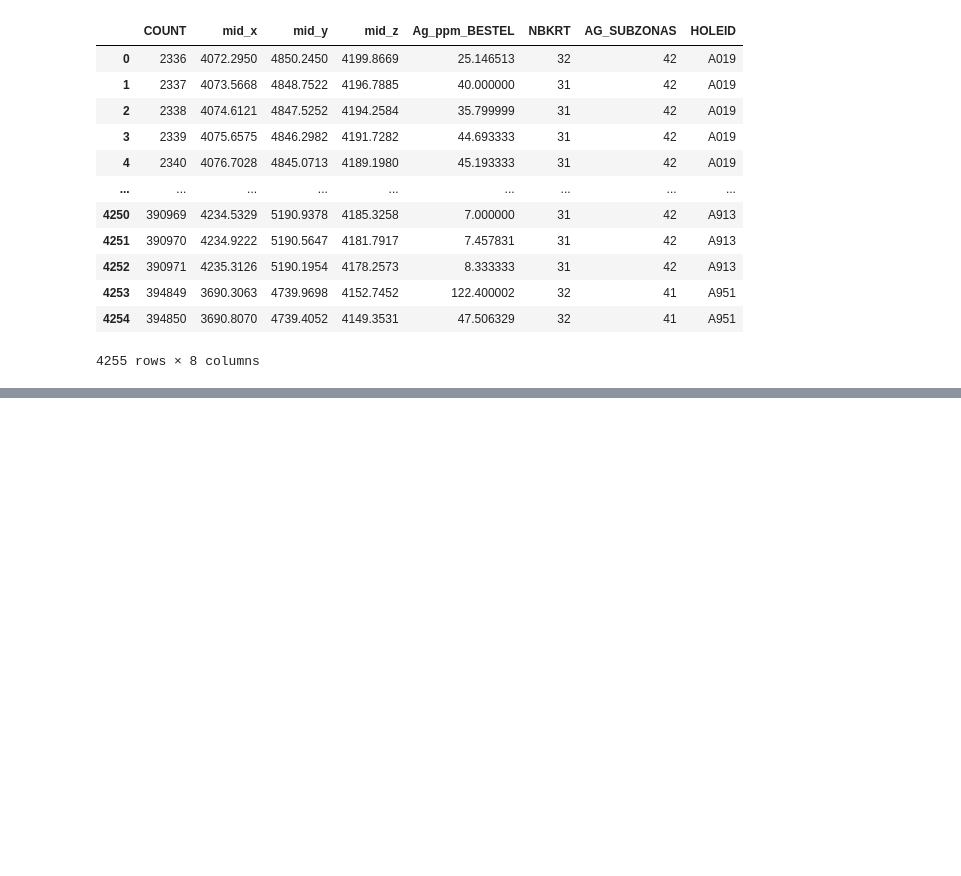
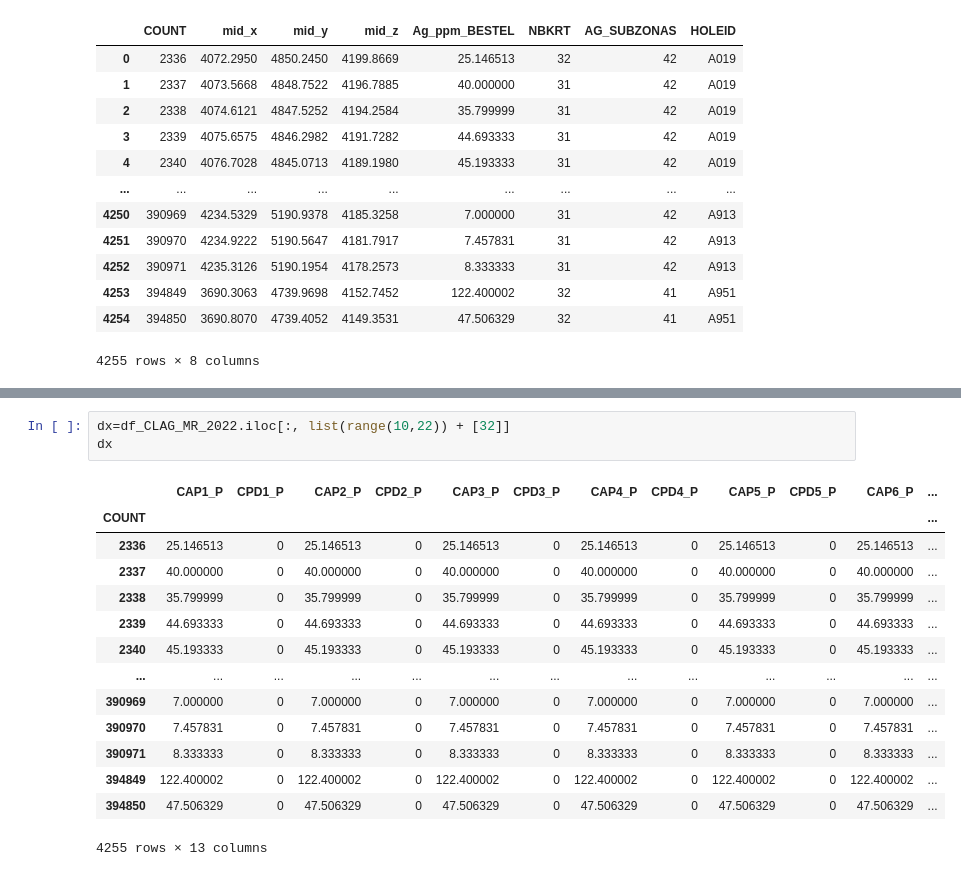
Before and after one commit to jlztorres/local_capping, a Jupyter notebook: capping.ipynb, the cells around one changed output, grey strips where cells are left out. Saved outputs shown, nothing was run; the diff lists cells and outputs as text; blank space fills up the shorter version.

```diff
--- a/capping.ipynb
+++ b/capping.ipynb
@@ -434,0 +504,18 @@ NameError: name 'df_CLAG_MR_2022iloc' is not defined
+# %%
+dx=df_CLAG_MR_2022.iloc[:, list(range(10,22)) + [32]]
+dx
+# %% [output]
+|  | CAP1_P | CPD1_P | CAP2_P | CPD2_P | CAP3_P | CPD3_P | CAP4_P | CPD4_P | CAP5_P | CPD5_P | CAP6_P | ... |
+| COUNT |  |  |  |  |  |  |  |  |  |  |  | ... |
+| 2336 | 25.146513 | 0 | 25.146513 | 0 | 25.146513 | 0 | 25.146513 | 0 | 25.146513 | 0 | 25.146513 | ... |
+| 2337 | 40.000000 | 0 | 40.000000 | 0 | 40.000000 | 0 | 40.000000 | 0 | 40.000000 | 0 | 40.000000 | ... |
+| 2338 | 35.799999 | 0 | 35.799999 | 0 | 35.799999 | 0 | 35.799999 | 0 | 35.799999 | 0 | 35.799999 | ... |
+| 2339 | 44.693333 | 0 | 44.693333 | 0 | 44.693333 | 0 | 44.693333 | 0 | 44.693333 | 0 | 44.693333 | ... |
+| 2340 | 45.193333 | 0 | 45.193333 | 0 | 45.193333 | 0 | 45.193333 | 0 | 45.193333 | 0 | 45.193333 | ... |
+| ... | ... | ... | ... | ... | ... | ... | ... | ... | ... | ... | ... | ... |
+| 390969 | 7.000000 | 0 | 7.000000 | 0 | 7.000000 | 0 | 7.000000 | 0 | 7.000000 | 0 | 7.000000 | ... |
+| 390970 | 7.457831 | 0 | 7.457831 | 0 | 7.457831 | 0 | 7.457831 | 0 | 7.457831 | 0 | 7.457831 | ... |
+| 390971 | 8.333333 | 0 | 8.333333 | 0 | 8.333333 | 0 | 8.333333 | 0 | 8.333333 | 0 | 8.333333 | ... |
+| 394849 | 122.400002 | 0 | 122.400002 | 0 | 122.400002 | 0 | 122.400002 | 0 | 122.400002 | 0 | 122.400002 | ... |
+| 394850 | 47.506329 | 0 | 47.506329 | 0 | 47.506329 | 0 | 47.506329 | 0 | 47.506329 | 0 | 47.506329 | ... |
+4255 rows × 13 columns
```
Also changed, not shown: parts of 67 cells of this notebook, 1 other file.
